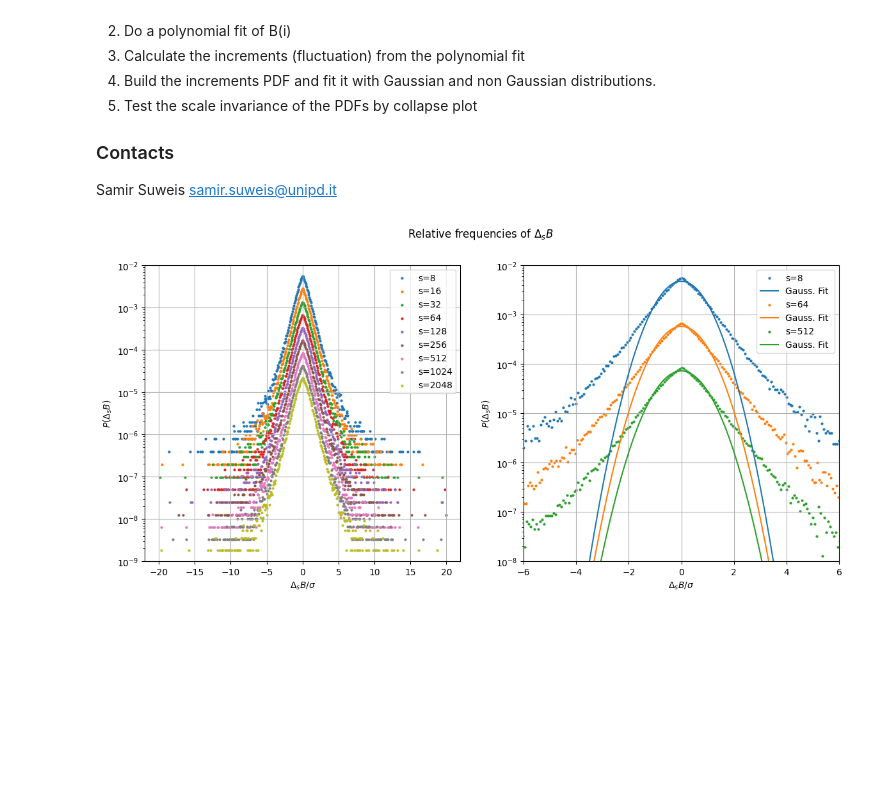
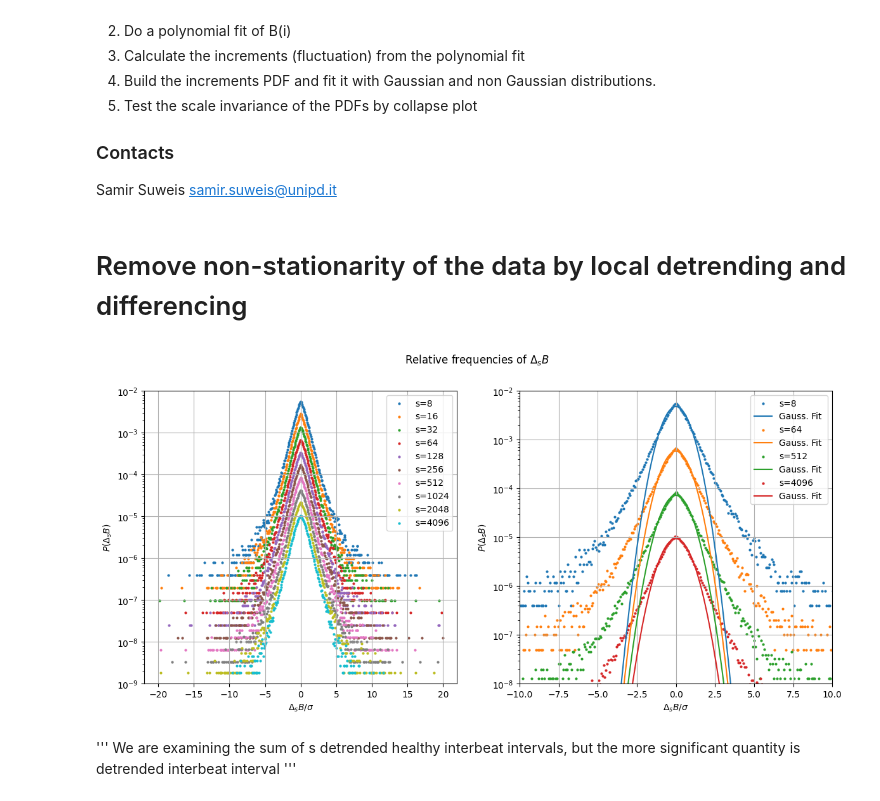
Before and after one commit to mihribanyvs/Critical_Scale_Invariance_in_HHHR, a Jupyter notebook: Project.ipynb, the cells around one changed output. Drawn from its saved outputs; the diff is of its cells as text; code cells hidden in the pictures; blank space fills up the shorter version.

```diff
--- a/Project.ipynb
+++ b/Project.ipynb
@@ -73,6 +73,8 @@ df_cum1 = batch1.cumsum(axis = 1, skipna = True)
 df_cum2 = batch2.cumsum(axis = 1, skipna = True)
 df_cum1_cld = batch1_cld.cumsum(axis = 1, skipna = True)
 df_cum2_cld = batch2_cld.cumsum(axis = 1, skipna = True)
+# %% [markdown]
+# Remove non-stationarity of the data by local detrending and differencing
 # %%
 # Remove non-stationarity of the data by local detrending and differencing
 def detrend(df, s_vals, p_order):
@@ -94,13 +96,12 @@ def detrend(df, s_vals, p_order):
         polynomial(row[i*2*s:(i+1)*2*s],p_order, plot =False)    # polynomial detrending, modifies data inplace
       polynomial(row[intval*2*s:],p_order, plot =False)
       Delta_S_B_p=np.array([row[i+s]-row[i] for i in range(intval*2*s) if i+s< df.shape[1]])
-      Delta_S_B.append(Delta_S_B_p/np.std(Delta_S_B_j))  # append the normalized data divided by its std deviation
+      Delta_S_B.append(Delta_S_B_p/np.std(Delta_S_B_p))  # append the normalized data divided by its std deviation
     Delta_S.append(np.array(Delta_S_B).flatten())
-
   return Delta_S
 # %%
 # Define values of s and perform detrending on datasets
-s_vals = [2**i for i in range(3,12)]
+s_vals = [2**i for i in range(3,13)]
 q = 3 #polynomial degree
 Delta_S = detrend(df_cum1,s_vals, q)
 # %%
@@ -110,31 +111,31 @@ def gauss(x, A, mu, sigma):
 # %%
 # Plot the PDF of the integrated detrended increments
 fig, ax = plt.subplots(1,2, figsize = (14,6))
-x = np.linspace(-5, 5, 100)
+x = np.linspace(-20, 20, 400)
 for idx, s in enumerate(s_vals):
     n=len(Delta_S[idx])
     histogram, bins = np.histogram(Delta_S[idx], bins=int(np.sqrt(n)), range=(-20,20))
     bin_centers = (bins[:-1] + bins[1:]) / 2
-    popt, pcov = curve_fit(gauss , bin_centers, histogram/(s*n), p0=[1,0,5])
+    popt, pcov = curve_fit(gauss , bin_centers, histogram/(s*n), p0=[1,1,1])
     ax[0].scatter(bin_centers, histogram/(n*s), label=f's={s}', s=4, marker='o')
-    if idx%3==0:
+    if idx%3==0 or idx == 9:
         ax[1].scatter(bin_centers, histogram/(n*s), label=f's={s}', s=4, marker='o')
         ax[1].plot(x, gauss(x, *popt), label=f'Gauss. Fit ')
 plt.suptitle('Relative frequencies of $\Delta_sB$')
 ax[0].set_yscale('log')
 ax[0].set_xlabel('$\Delta_sB/\sigma$')
 ax[0].set_ylabel('$P(\Delta_sB)$')
 ax[0].set_ylim(1e-9, 10**(-2))
 ax[0].legend()
 ax[0].grid(True)
 
 ax[1].set_yscale('log')
-ax[1].set_xlim((-6,6))
+ax[1].set_xlim((-10,10))
 ax[1].set_xlabel('$\Delta_sB/\sigma$')
 ax[1].set_ylabel('$P(\Delta_sB)$')
 ax[1].set_ylim(1e-8, 10**(-2))
 ax[1].legend()
 plt.grid(True)
 plt.show()
 # %% [output]
-[figure, old version]
+[figure, new version]
@@ -151 +142,5 @@ def castaing(x, l, s_0):
+# %% [markdown]
+''' We are examining the sum of s detrended healthy interbeat intervals,
+ but the more significant quantity is detrended interbeat interval
+'''
 # %%
```
Also changed, not shown: parts of 4 cells of this notebook.
